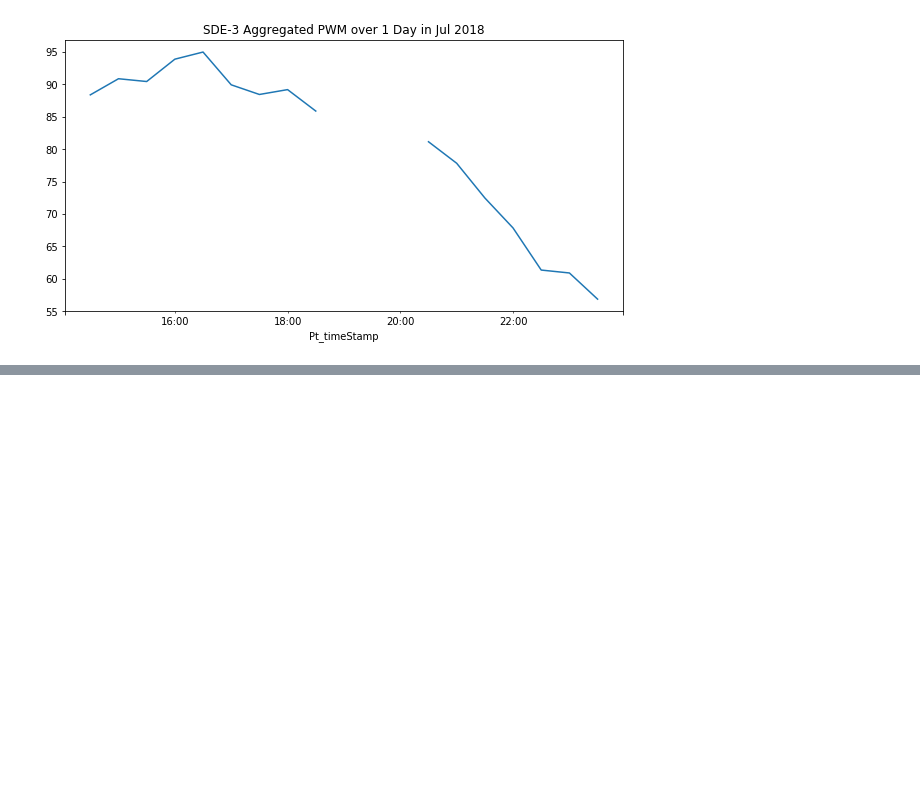
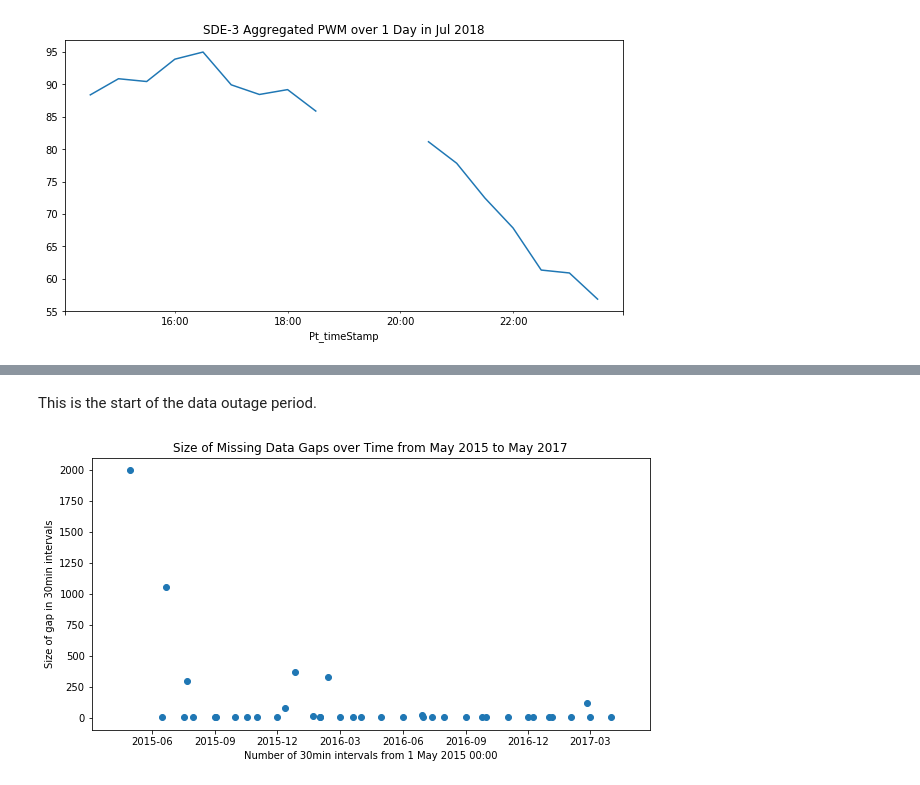
Before and after one commit to tkokkeng/KE5105-Time-Series-Forecasting, a Jupyter notebook: exploration/etl4.ipynb, the cells around one changed output, grey strips where cells are left out. Saved outputs shown, nothing was run; the diff lists cells and outputs as text; code cells hidden in the pictures; blank space fills up the shorter version.

```diff
--- a/exploration/etl4.ipynb
+++ b/exploration/etl4.ipynb
@@ -206,0 +318,12 @@ sde3_agg_df.loc['2018-07-04 13H':'2018-07-04 23H', 'PWM_30min_avg'].plot(figsize
+# %% [markdown]
+This is the start of the data outage period.
+# %%
+threshold = sde3_data_gaps_df[sde3_data_gaps_df['size']>10000].index[0] + pd.Timedelta('-30 min')
+plt.figure(figsize=(10, 5))
+plt.scatter([i for i in sde3_data_gaps_df.index if i <= threshold], sde3_data_gaps_df.loc[:threshold, 'size'])
+plt.title('Size of Missing Data Gaps over Time from May 2015 to May 2017')
+plt.xlabel('Number of 30min intervals from 1 May 2015 00:00')
+plt.ylabel('Size of gap in 30min intervals')
+plt.show()
+# %% [output]
+[figure, added]
```
Also changed, not shown: parts of 23 cells of this notebook.
